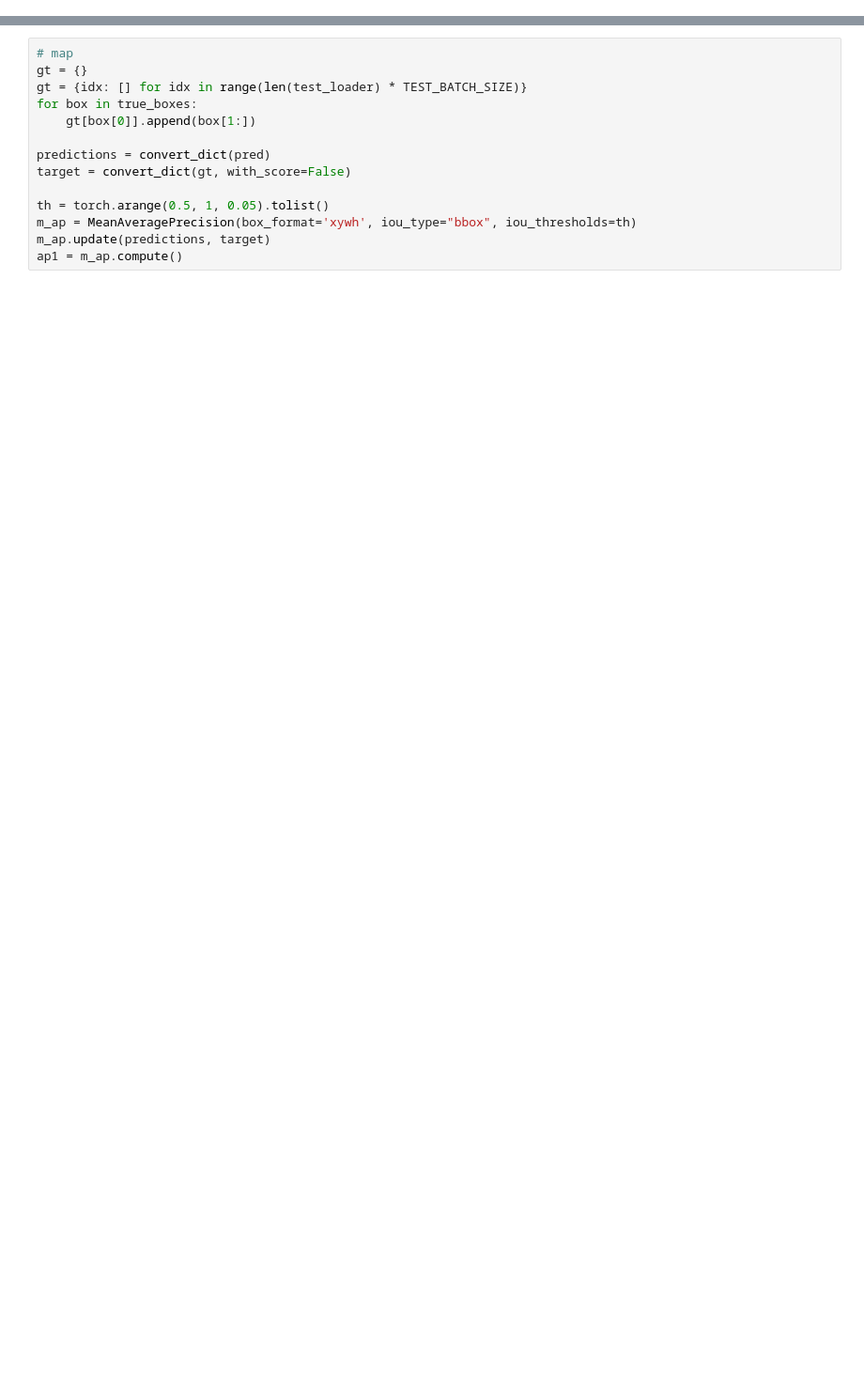
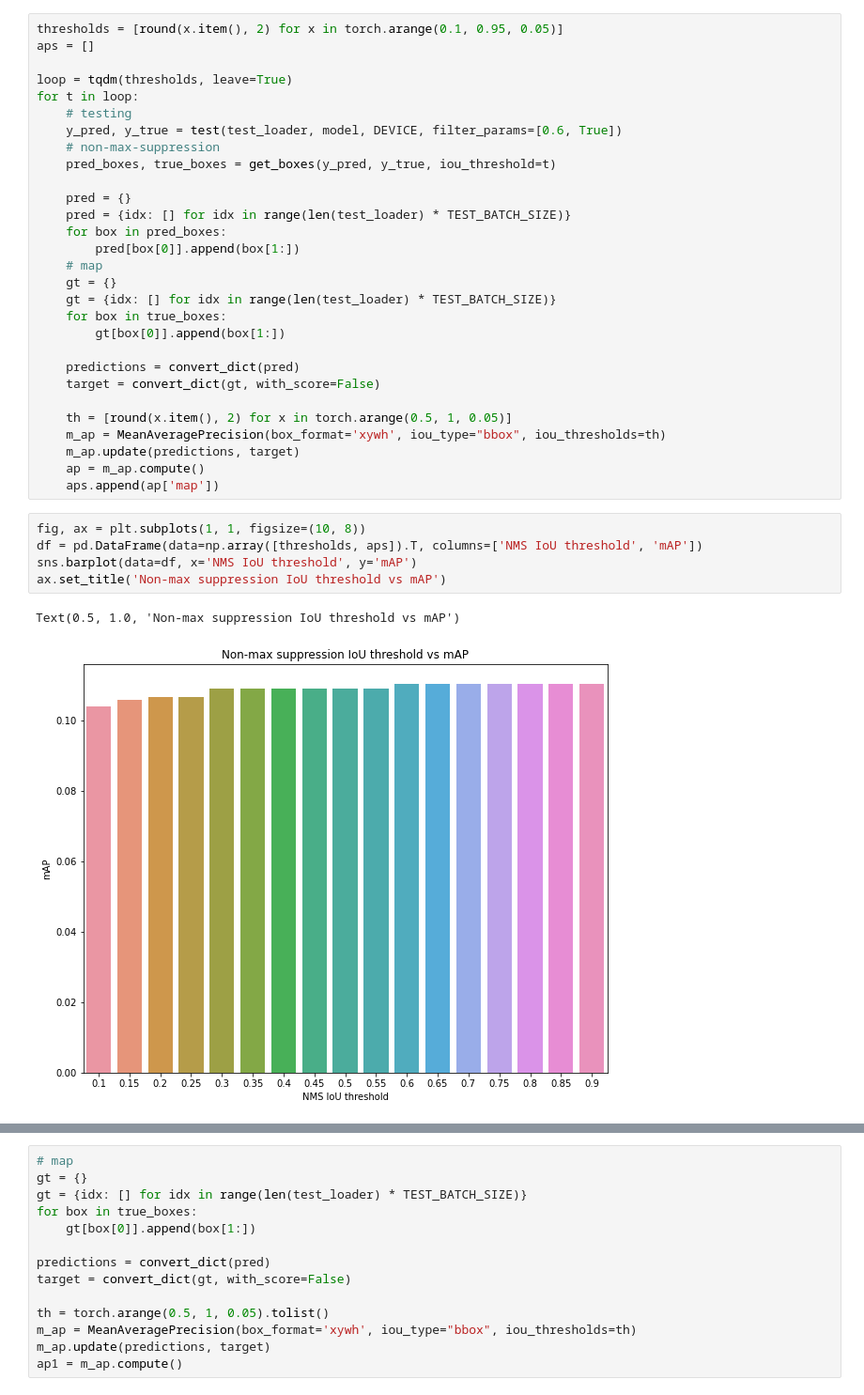
Before and after one commit to adcy358/Image_Analysis_CW, a Jupyter notebook: Experiment_5.ipynb, the cells around one changed output, grey strips where cells are left out. Shown: that part at 94% size. Saved outputs shown, nothing was run; the diff lists cells and outputs as text; blank space fills up the shorter version.

```diff
--- a/Experiment_5.ipynb
+++ b/Experiment_5.ipynb
@@ -68,0 +139,37 @@ NameError: name 'loss_hist1' is not defined
+# %%
+thresholds = [round(x.item(), 2) for x in torch.arange(0.1, 0.95, 0.05)]
+aps = []
+
+loop = tqdm(thresholds, leave=True)
+for t in loop:
+    # testing
+    y_pred, y_true = test(test_loader, model, DEVICE, filter_params=[0.6, True])
+    # non-max-suppression
+    pred_boxes, true_boxes = get_boxes(y_pred, y_true, iou_threshold=t)
+
+    pred = {}
+    pred = {idx: [] for idx in range(len(test_loader) * TEST_BATCH_SIZE)}
+    for box in pred_boxes:
+        pred[box[0]].append(box[1:])
+    # map
+    gt = {}
+    gt = {idx: [] for idx in range(len(test_loader) * TEST_BATCH_SIZE)}
+    for box in true_boxes:
+        gt[box[0]].append(box[1:])
+
+    predictions = convert_dict(pred)
+    target = convert_dict(gt, with_score=False)
+
+    th = [round(x.item(), 2) for x in torch.arange(0.5, 1, 0.05)]
+    m_ap = MeanAveragePrecision(box_format='xywh', iou_type="bbox", iou_thresholds=th)
+    m_ap.update(predictions, target)
+    ap = m_ap.compute()
+    aps.append(ap['map'])
+# %%
+fig, ax = plt.subplots(1, 1, figsize=(10, 8))
+df = pd.DataFrame(data=np.array([thresholds, aps]).T, columns=['NMS IoU threshold', 'mAP'])
+sns.barplot(data=df, x='NMS IoU threshold', y='mAP')
+ax.set_title('Non-max suppression IoU threshold vs mAP')
+# %% [output]
+Text(0.5, 1.0, 'Non-max suppression IoU threshold vs mAP')
+[figure, added]
```
Also changed, not shown: parts of 31 cells of this notebook, 3 other files.
